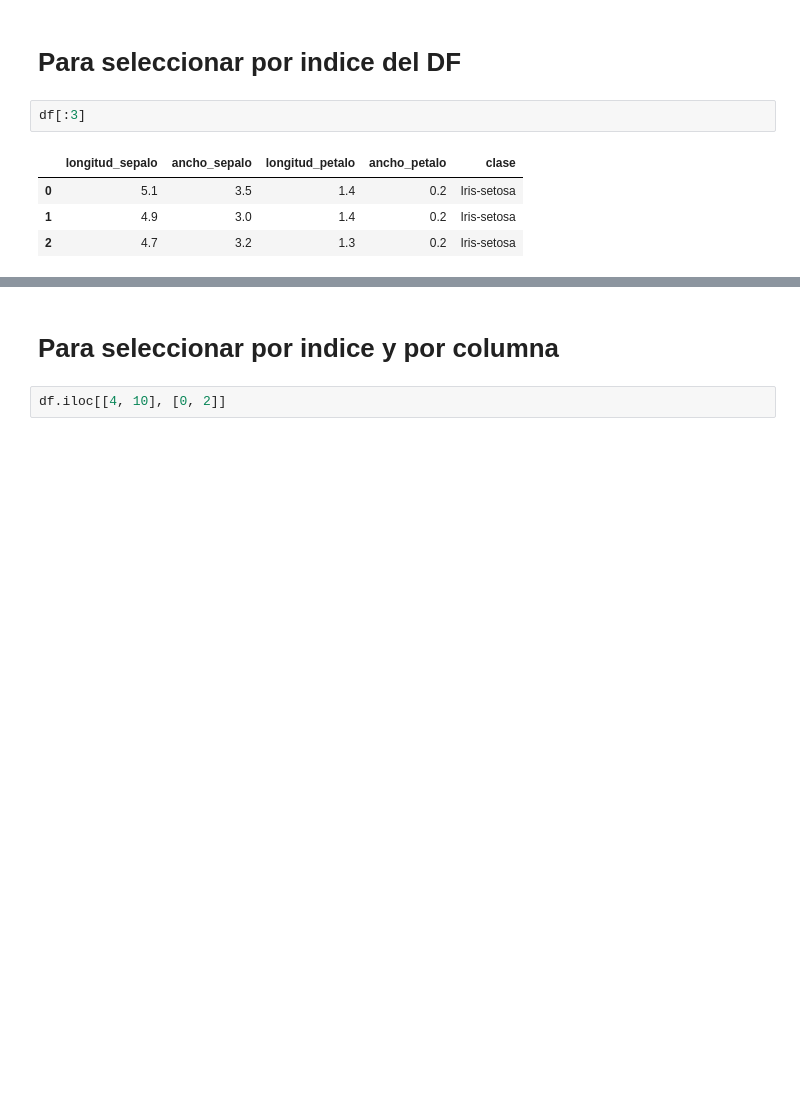
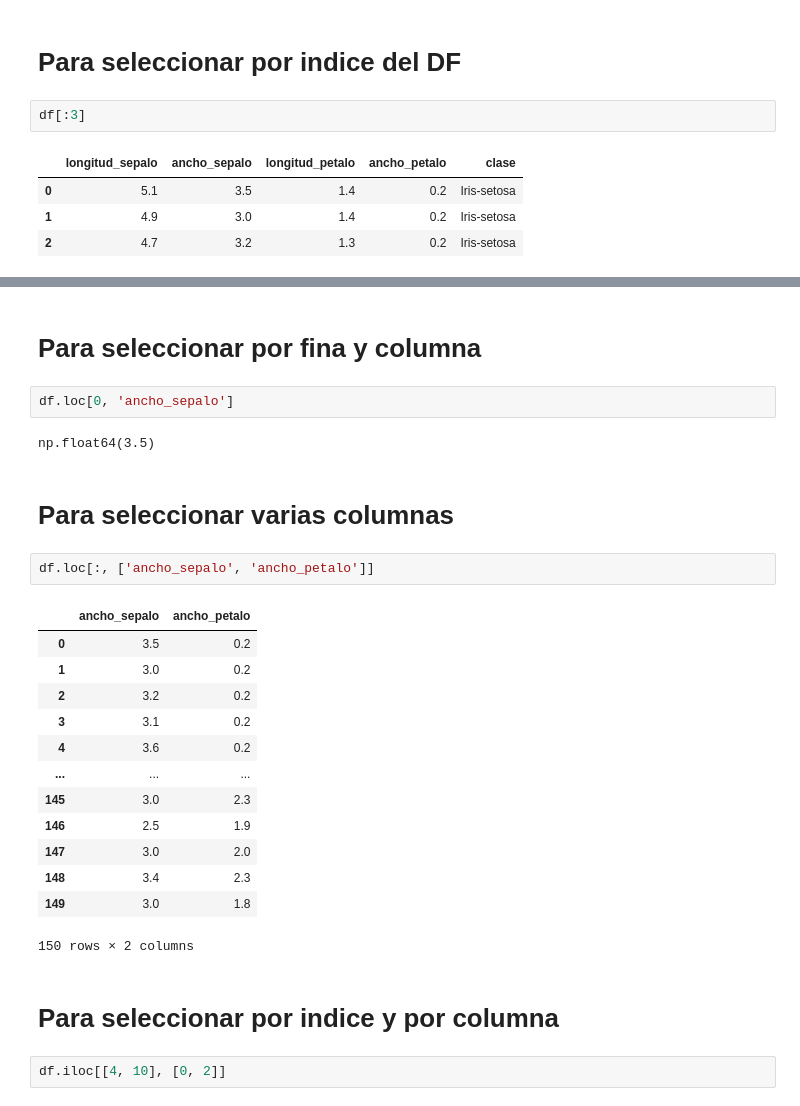
Before and after one commit to ElfenCamii/curso-python, a Jupyter notebook: 05_data/02_dataframes.ipynb, the cells around one changed output, grey strips where cells are left out. Drawn from its saved outputs; the diff is of its cells as text; blank space fills up the shorter version.

Commit message:
feat: add renaming data files and complementing dataframe theory

```diff
--- a/05_data/dataframes.ipynb
+++ b/05_data/02_dataframes.ipynb
@@ -176,3 +211,27 @@ df[:3]
+# %% [markdown]
+# Para seleccionar por fina y columna
+# %%
+df.loc[0, 'ancho_sepalo']
+# %% [output]
+np.float64(3.5)
+# %% [markdown]
+# Para seleccionar varias columnas
+# %%
+df.loc[:, ['ancho_sepalo', 'ancho_petalo']]
+# %% [output]
+|  | ancho_sepalo | ancho_petalo |
+| 0 | 3.5 | 0.2 |
+| 1 | 3.0 | 0.2 |
+| 2 | 3.2 | 0.2 |
+| 3 | 3.1 | 0.2 |
+| 4 | 3.6 | 0.2 |
+| ... | ... | ... |
+| 145 | 3.0 | 2.3 |
+| 146 | 2.5 | 1.9 |
+| 147 | 3.0 | 2.0 |
+| 148 | 3.4 | 2.3 |
+| 149 | 3.0 | 1.8 |
+150 rows × 2 columns
 # %% [markdown]
 # Para seleccionar por indice y por columna
 # %%
```
Also changed, not shown: parts of 10 cells of this notebook.
